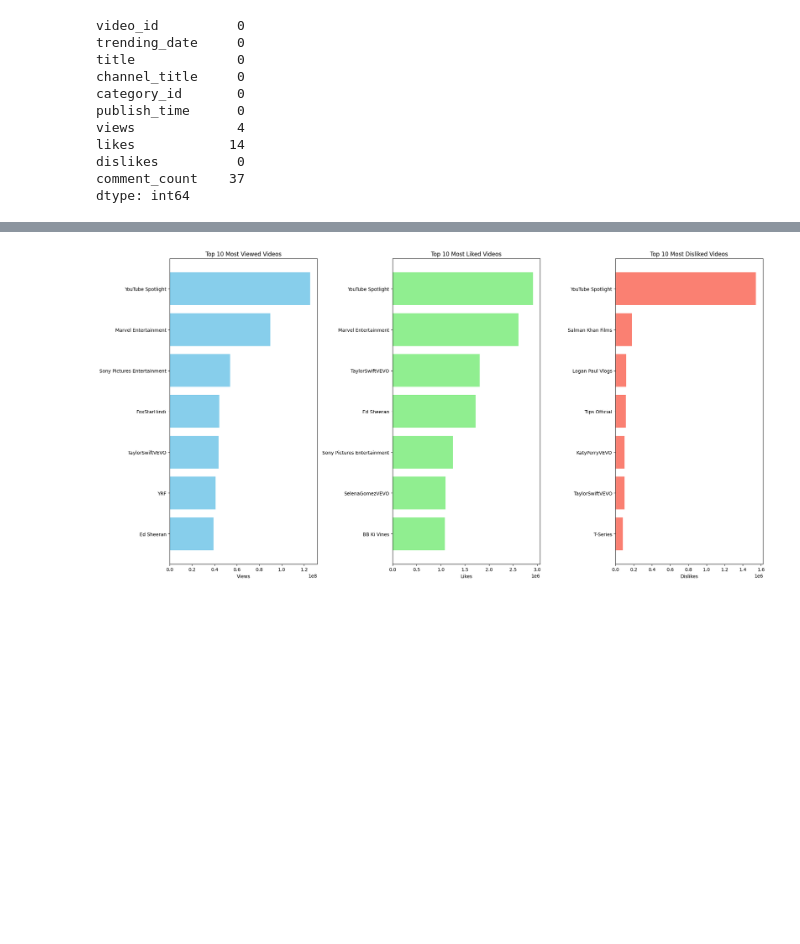
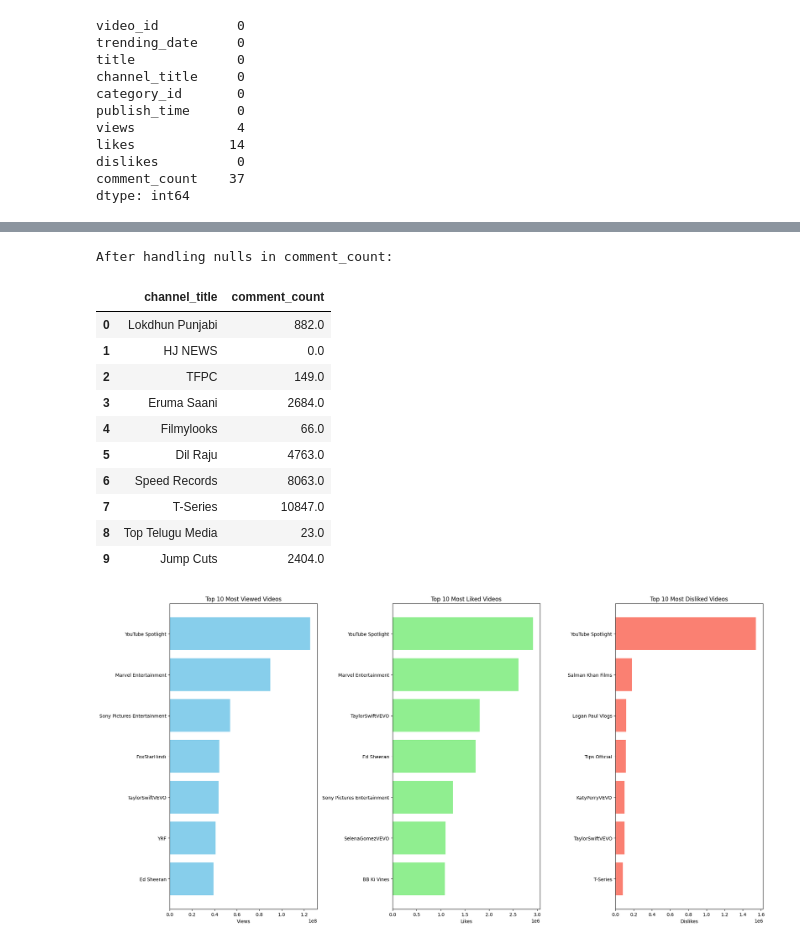
Before and after one commit to anjali236-tech/YouTube-Engagement-Data-Analysis, a Jupyter notebook: final.ipynb, the cells around one changed output, grey strips where cells are left out. Drawn from its saved outputs; the diff is of its cells as text; code cells hidden in the pictures; blank space fills up the shorter version.

```diff
--- a/final.ipynb
+++ b/final.ipynb
@@ -28,3 +73,23 @@ dtype: int64
+# %%
+#  mode
+mode_comments = df['comment_count'].mode()[0]
+
+df['comment_count'] = df['comment_count'].fillna(mode_comments)
+print("After handling nulls in comment_count:\n")
+df[["channel_title", "comment_count"]].head(10)
+# %% [output]
+After handling nulls in comment_count:
+|  | channel_title | comment_count |
+| 0 | Lokdhun Punjabi | 882.0 |
+| 1 | HJ NEWS | 0.0 |
+| 2 | TFPC | 149.0 |
+| 3 | Eruma Saani | 2684.0 |
+| 4 | Filmylooks | 66.0 |
+| 5 | Dil Raju | 4763.0 |
+| 6 | Speed Records | 8063.0 |
+| 7 | T-Series | 10847.0 |
+| 8 | Top Telugu Media | 23.0 |
+| 9 | Jump Cuts | 2404.0 |
 # %%
 
 # ================ TOP 10 MOST VIEWED ================= #
```
Also changed, not shown: parts of 2 cells of this notebook.
